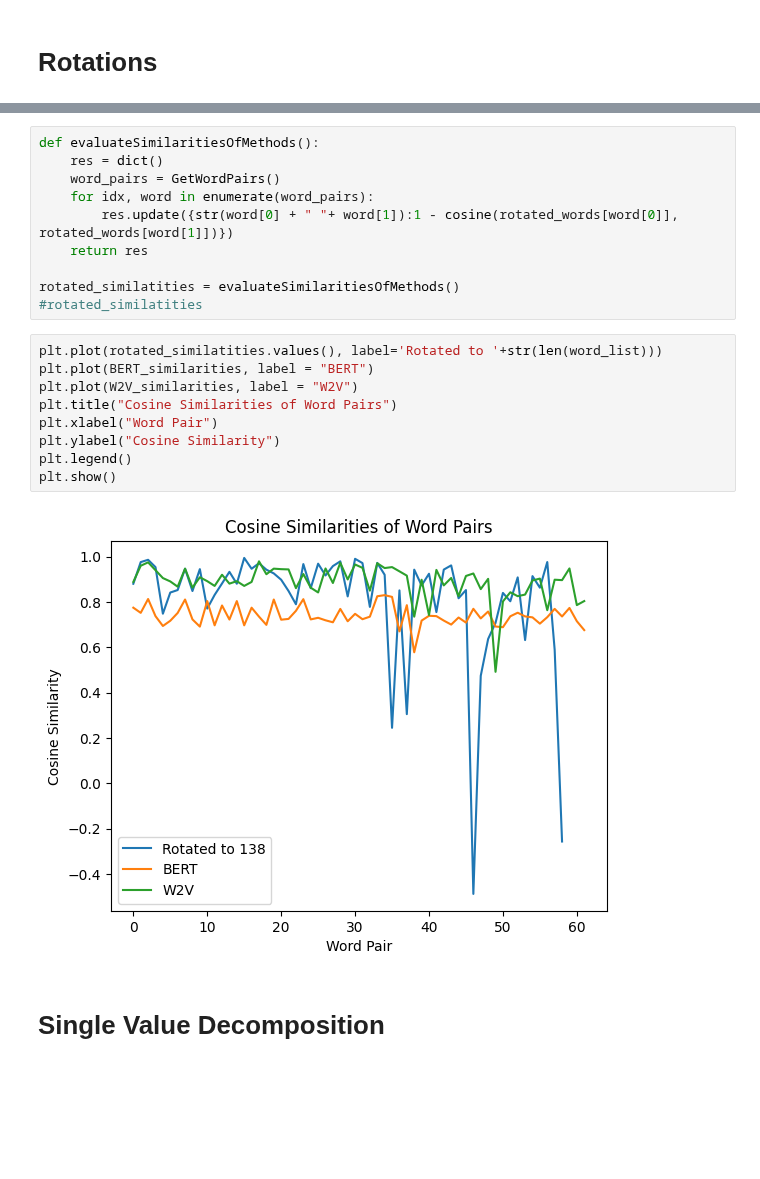
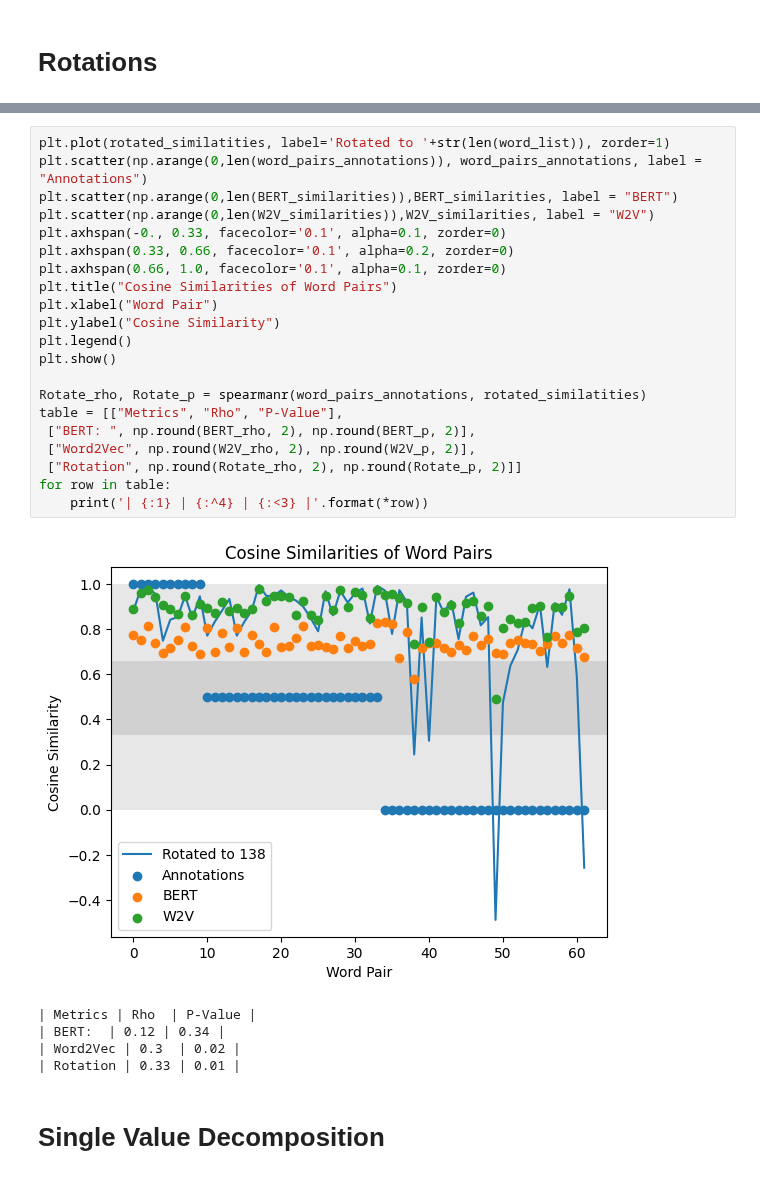
Before and after one commit to henry-dev-atkins/QNLP_MasterWork, a Jupyter notebook: ReadingWordData.ipynb, the cells around one changed output, grey strips where cells are left out. Drawn from its saved outputs; the diff is of its cells as text; blank space fills up the shorter version.

```diff
--- a/ReadingWordData.ipynb
+++ b/ReadingWordData.ipynb
@@ -84,24 +127,30 @@ comaprison_word = 'market'
-# %%
-def evaluateSimilaritiesOfMethods():
-	res = dict()
-	word_pairs = GetWordPairs()
-	for idx, word in enumerate(word_pairs):
-		res.update({str(word[0] + " "+ word[1]):1 - cosine(rotated_words[word[0]], rotated_words[word[1]])})
-	return res
-
-rotated_similatities = evaluateSimilaritiesOfMethods()
-#rotated_similatities
-# %%
-plt.plot(rotated_similatities.values(), label='Rotated to '+str(len(word_list)))
-plt.plot(BERT_similarities, label = "BERT")
-plt.plot(W2V_similarities, label = "W2V")
-plt.title("Cosine Similarities of Word Pairs")
-plt.xlabel("Word Pair")
-plt.ylabel("Cosine Similarity")
-plt.legend()
-plt.show()
-# %% [output]
-[figure, removed]
+# %%
+plt.plot(rotated_similatities, label='Rotated to '+str(len(word_list)), zorder=1)
+plt.scatter(np.arange(0,len(word_pairs_annotations)), word_pairs_annotations, label = "Annotations")
+plt.scatter(np.arange(0,len(BERT_similarities)),BERT_similarities, label = "BERT")
+plt.scatter(np.arange(0,len(W2V_similarities)),W2V_similarities, label = "W2V")
+plt.axhspan(-0., 0.33, facecolor='0.1', alpha=0.1, zorder=0)
+plt.axhspan(0.33, 0.66, facecolor='0.1', alpha=0.2, zorder=0)
+plt.axhspan(0.66, 1.0, facecolor='0.1', alpha=0.1, zorder=0)
+plt.title("Cosine Similarities of Word Pairs")
+plt.xlabel("Word Pair")
+plt.ylabel("Cosine Similarity")
+plt.legend()
+plt.show()
+
+Rotate_rho, Rotate_p = spearmanr(word_pairs_annotations, rotated_similatities)
+table = [["Metrics", "Rho", "P-Value"],
+ ["BERT: ", np.round(BERT_rho, 2), np.round(BERT_p, 2)],
+ ["Word2Vec", np.round(W2V_rho, 2), np.round(W2V_p, 2)],
+ ["Rotation", np.round(Rotate_rho, 2), np.round(Rotate_p, 2)]]
+for row in table:
+    print('| {:1} | {:^4} | {:<3} |'.format(*row))
+# %% [output]
+[figure, added]
+| Metrics | Rho  | P-Value |
+| BERT:  | 0.12 | 0.34 |
+| Word2Vec | 0.3  | 0.02 |
+| Rotation | 0.33 | 0.01 |
 # %% [markdown]
 # Single Value Decomposition
 # %% [markdown]
```
Also changed, not shown: parts of 10 cells of this notebook, 6 other files.
